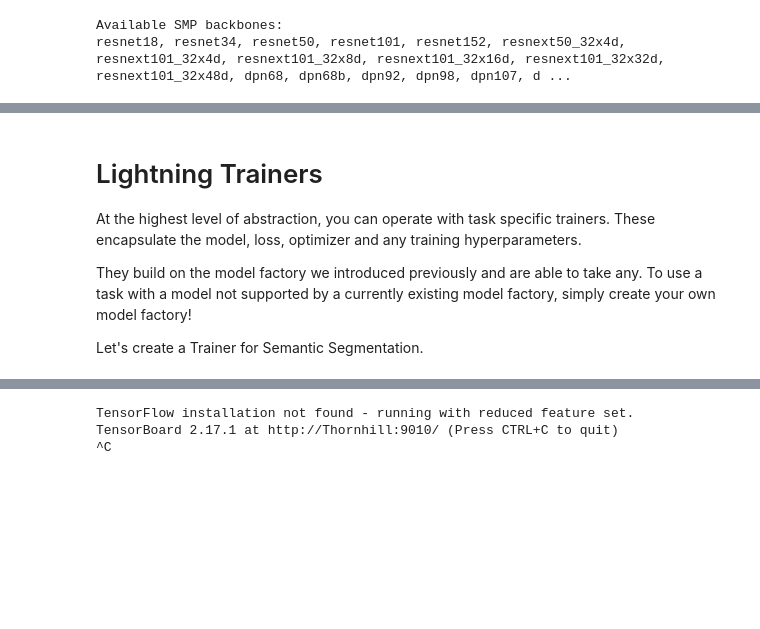
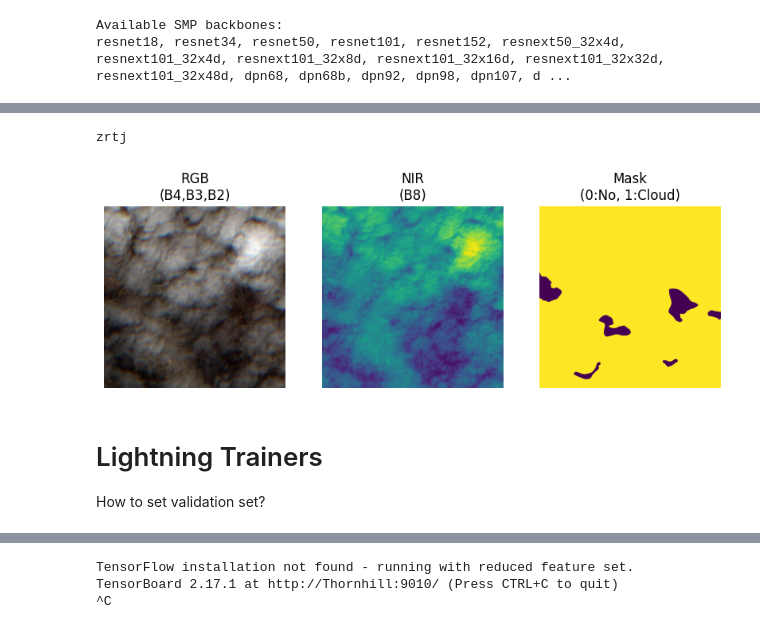
Before and after one commit to hk-kaden-kim/S2-CloudCover, a Jupyter notebook: analysis/terratorch_SegModelsPytorch.ipynb, the cells around one changed output, grey strips where cells are left out. Cells and saved outputs as stored; diff of their text form; code cells hidden in the pictures; blank space fills up the shorter version.

```diff
--- a/analysis/terratorch_SegModelsPytorch.ipynb
+++ b/analysis/terratorch_SegModelsPytorch.ipynb
@@ -136,0 +140,9 @@ datamodule.setup("fit")
+# %%
+idxs = np.random.randint(0, len(test_dataset)-1, 1)
+
+for i, idx in enumerate(idxs):
+    print(test_dataset.metadata.loc[idx,'chip_id'])
+    test_dataset.plot(test_dataset[idx])
+# %% [output]
+zrtj
+[figure, added]
@@ -137,10 +186,7 @@ datamodule.setup("fit")
 # %% [markdown]
 # Lightning Trainers
-At the highest level of abstraction, you can operate with task specific trainers. These encapsulate the model, loss, optimizer and any training hyperparameters.
 
-They build on the model factory we introduced previously and are able to take any. To use a task with a model not supported by a currently existing model factory, simply create your own model factory!
-
-Let's create a Trainer for Semantic Segmentation.
+How to set validation set?
 # %%
 from terratorch.tasks import SemanticSegmentationTask
 
```
Also changed, not shown: parts of 21 cells of this notebook.
